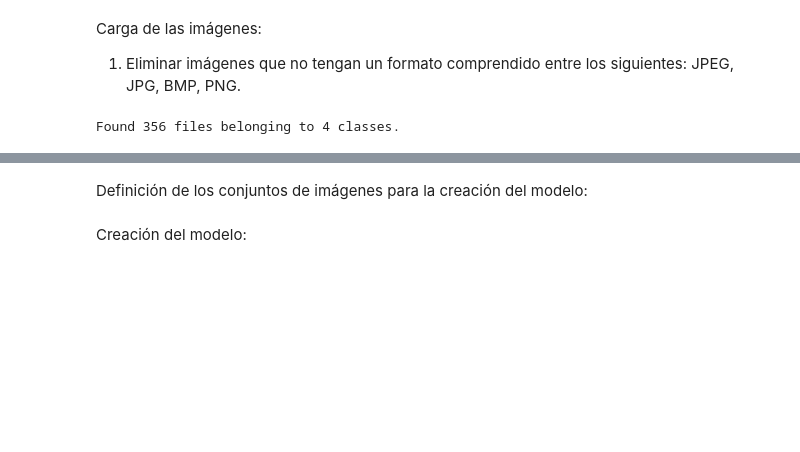
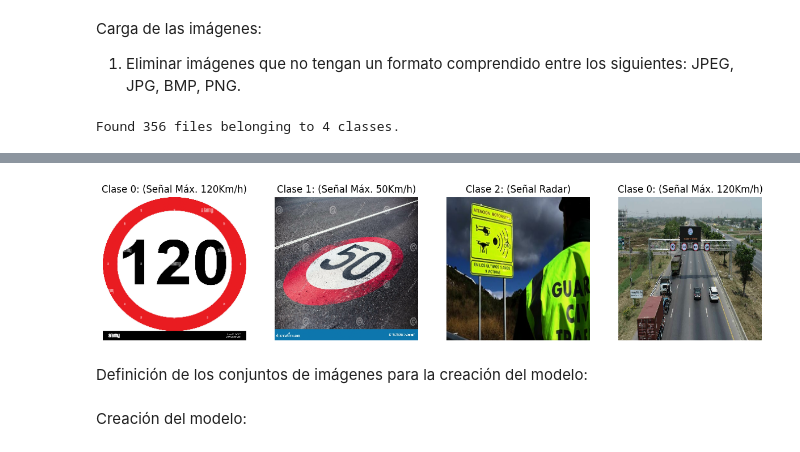
Before and after one commit to pxpe/TFG-Adversarial, a Jupyter notebook: signal-classification/signal-classification.ipynb, the cells around one changed output, grey strips where cells are left out. Cells and saved outputs as stored; diff of their text form; code cells hidden in the pictures; blank space fills up the shorter version.

```diff
--- a/signal-classification/signal-classification.ipynb
+++ b/signal-classification/signal-classification.ipynb
@@ -93,3 +112,18 @@ for idx,img in enumerate(lote_datos[0][:4]):
+# %%
+datos = datos.map(lambda x,y: (x/255, y))
+# %%
+iterador_datos = datos.as_numpy_iterator()
+lote_datos = iterador_datos.next()
+# %%
+# Mostrar las clases de las imágenes con ejemplo
+fig, axs = plt.subplots(1, 4, figsize=(15, 15),sharey=True)
+for idx,img in enumerate(lote_datos[0][:4]):
+    axs[idx].imshow(img)
+    clase = lote_datos[1][idx]
+    axs[idx].set_title('Clase {}: ({})'.format(clase,nombre_etiqueta[clase]))
+    axs[idx].axis('off')
+# %% [output]
+[figure, added]
 # %% [markdown]
 Definición de los conjuntos de imágenes para la creación del modelo:
 # %%
```
Also changed, not shown: parts of 23 cells of this notebook, 7 other files.
